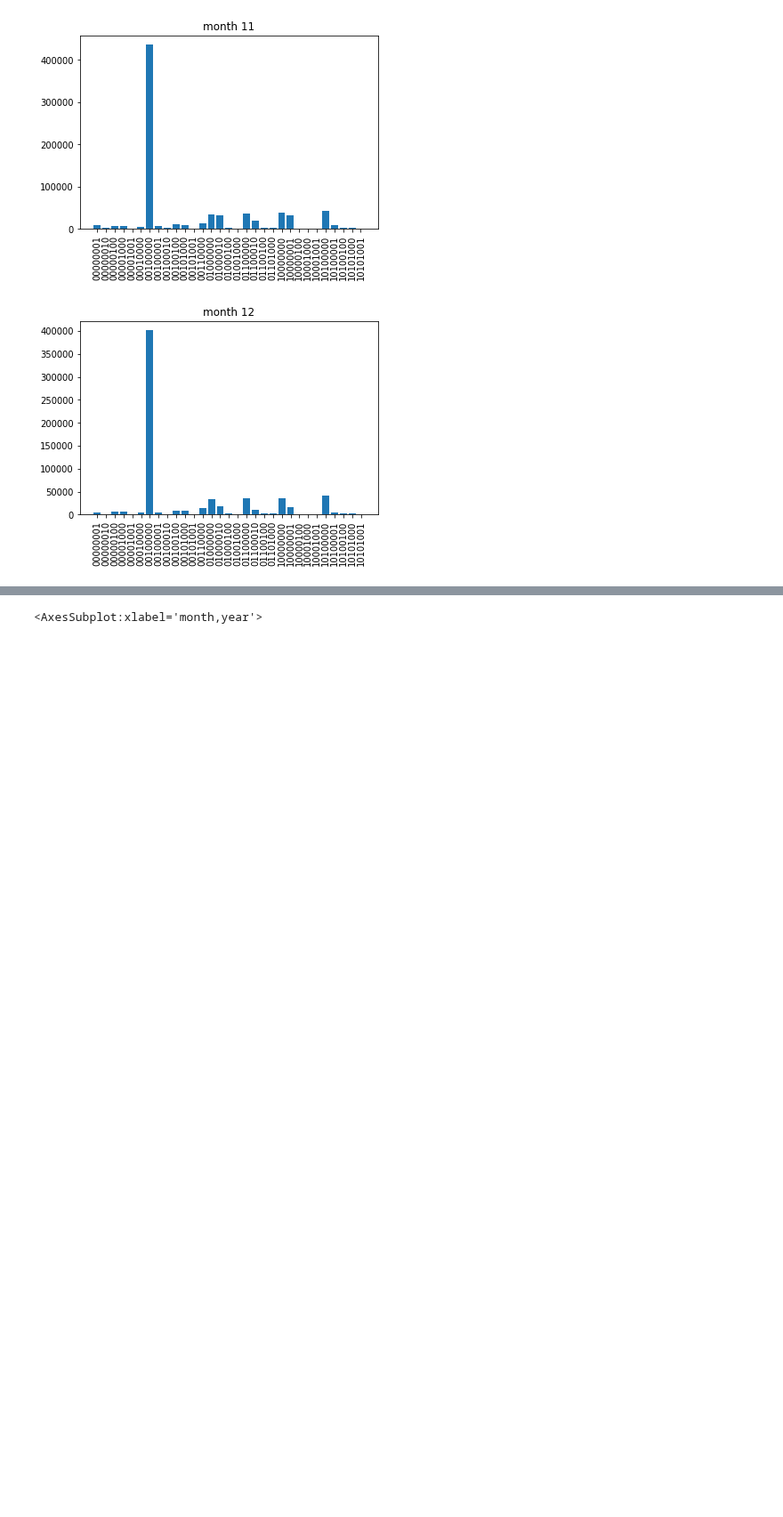
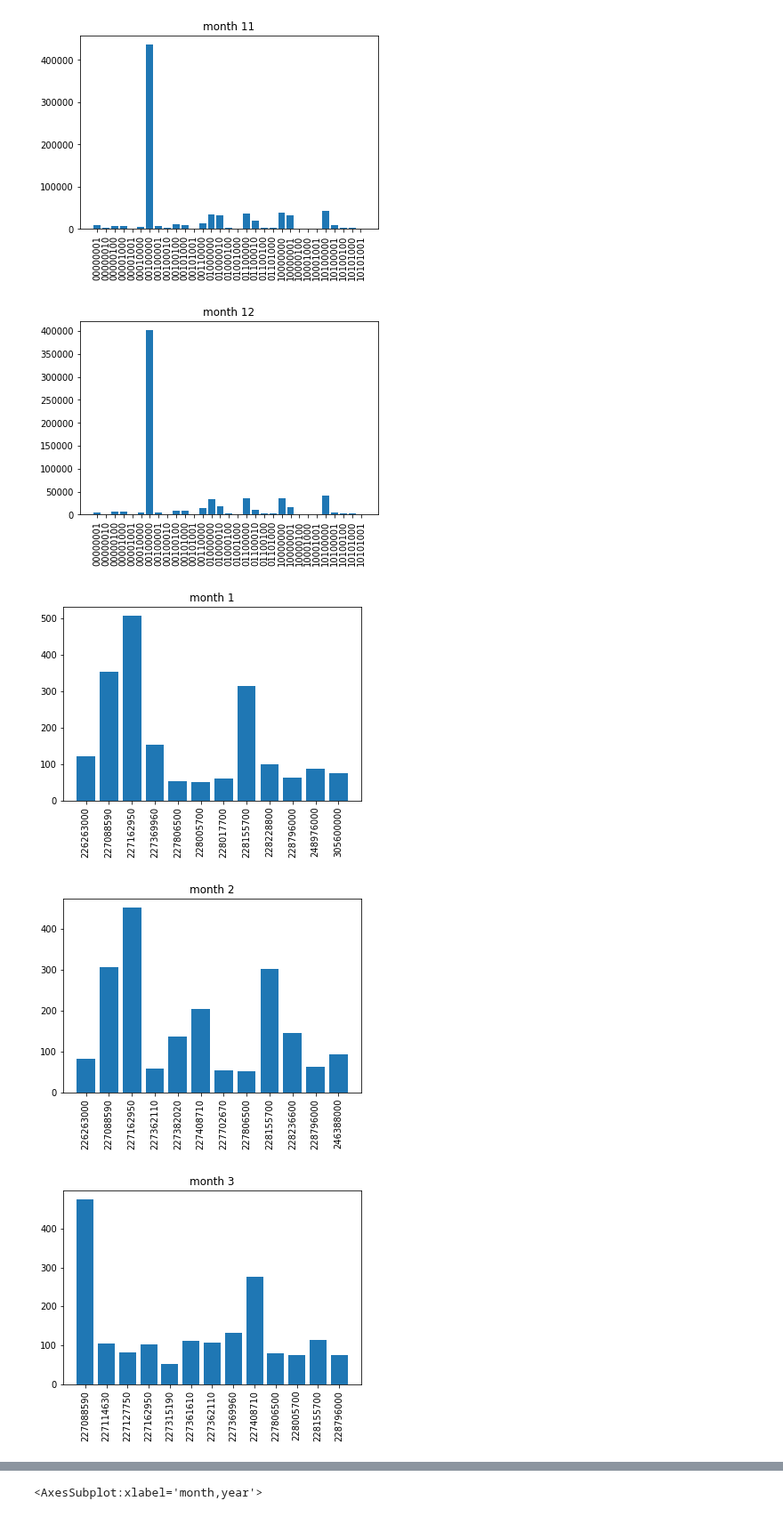
Before and after one commit to VincenzoNoviello/SituationAwareness_vessel, a Jupyter notebook: colab.ipynb, the cells around one changed output, grey strips where cells are left out. Shown at 89% size. Cells and saved outputs as stored; diff of their text form; code cells hidden in the pictures; blank space fills up the shorter version.

```diff
--- a/colab.ipynb
+++ b/colab.ipynb
@@ -100,3 +99,22 @@ for i in range(1,13):
 [figure]
 [figure]
 [figure]
+# %%
+#GAP ANALYSIS ANNOTATION
+#month_analysis_annotation= data[['annotation','month']].groupby(['month']).agg(['annotation']).reset_index(name='count')
+gap_analysis =data.query('annotation == "00010000"')
+gap_analysis_annotation=gap_analysis.groupby(['month','id'])['annotation'].count().reset_index(name='count')
+gap_analysis_annotation= gap_analysis_annotation.query('count >= 50')
+
+for i in range(1,13):
+    name="month "+str(i)
+    plt.figure()
+    plt.title(name)
+    df_monthly = gap_analysis_annotation[gap_analysis_annotation['month'] == i] # select dataframe with month = i
+    plt.bar(df_monthly['id'], df_monthly['count'])
+    plt.xticks(df_monthly['id'].unique(),rotation=90) # set x axis
+#month_analysis_annotation.plot.bar(xlabel=['annotation'],subplots=True,)
+# %% [output]
+[figure, added]
+[figure, added]
+[figure, added]
```
Also changed, not shown: parts of 4 cells of this notebook.
